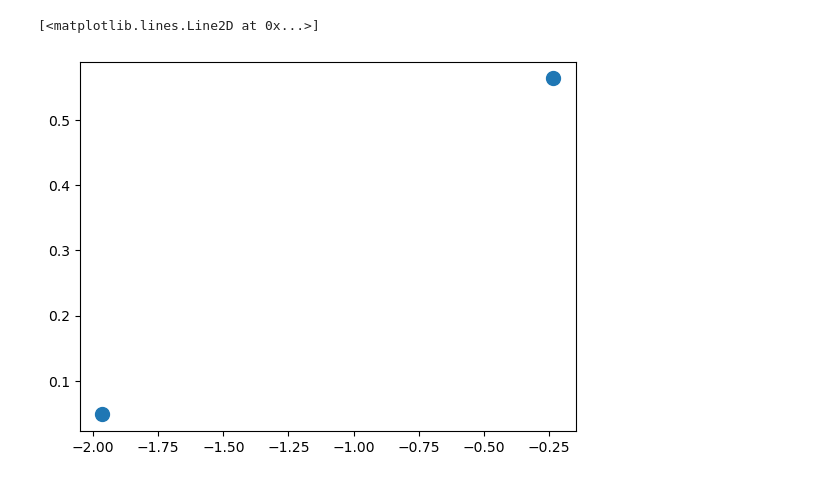
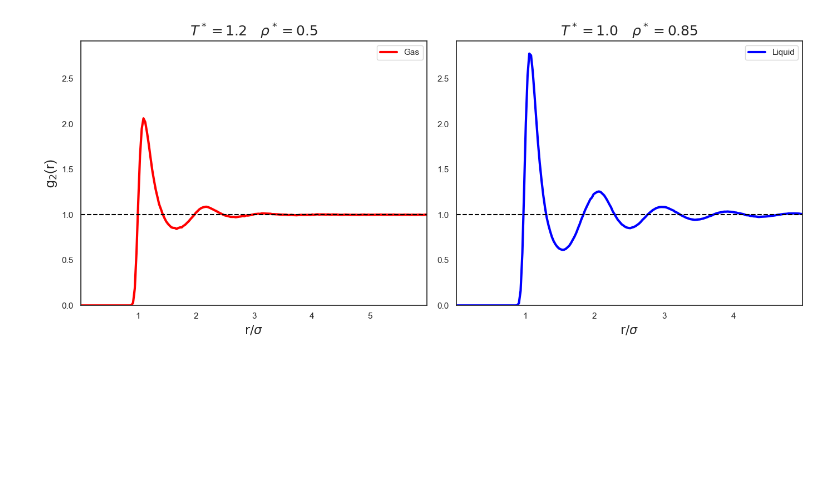
Before and after one commit to NicholasHattrup/TriCorreX, a Jupyter notebook: examples/tutorial.ipynb, the cells around one changed output. Cells and saved outputs as stored; diff of their text form; code cells hidden in the pictures; blank space fills up the shorter version.

```diff
--- a/examples/tutorial.ipynb
+++ b/examples/tutorial.ipynb
@@ -184,5 +0,0 @@ y_log = np.log(y)
-# %%
-plt.plot([S2_gas_final, S2_liquid_final], [D_gas_rs, D_liquid_rs], 'o', markersize=10)
-# %% [output]
-[<matplotlib.lines.Line2D at 0x...>]
-[figure, removed]
@@ -188,0 +13,49 @@ plt.plot([S2_gas_final, S2_liquid_final], [D_gas_rs, D_liquid_rs], 'o', markersi
+# %%
+g2_gas = np.load('/Users/nickhattrup/Documents/research/projects/TriCorreX/examples/lennard_jones/gas/g2_1.npy')
+g2_liquid = np.load('/Users/nickhattrup/Documents/research/projects/TriCorreX/examples/lennard_jones/liquid/g2_1.npy')
+
+msd_gas = np.load('/Users/nickhattrup/Documents/research/projects/TriCorreX/examples/lennard_jones/gas/msd_1.npy')
+msd_liquid = np.load('/Users/nickhattrup/Documents/research/projects/TriCorreX/examples/lennard_jones/liquid/msd_1.npy')
+D_gas = np.load('/Users/nickhattrup/Documents/research/projects/TriCorreX/examples/lennard_jones/gas/D_1.npy')
+D_liquid = np.load('/Users/nickhattrup/Documents/research/projects/TriCorreX/examples/lennard_jones/liquid/D_1.npy')
+
+rho_gas, rho_liquid = 0.5, 0.85
+T_gas, T_liquid = 1.2, 1.0
+# %%
+gas_dist, gas_rdf = g2_gas[:, 0], g2_gas[:, 1]
+liquid_dist, liquid_rdf = g2_liquid[:, 0], g2_liquid[:, 1]
+
+df_gas = pd.DataFrame({'r': gas_dist, 'g2': gas_rdf})
+df_liquid = pd.DataFrame({'r': liquid_dist, 'g2': liquid_rdf})
+# %%
+# Assuming df_gas and df_liquid are dataframes containing your data
+minY = min(df_gas['g2'].min(), df_liquid['g2'].min())
+maxY = max(df_gas['g2'].max(), df_liquid['g2'].max())
+
+# Set Seaborn style
+sns.set_theme(style="white")
+
+# Create a figure with two subplots
+fig, axes = plt.subplots(1, 2, figsize=(14, 6))
+# Plot the gas RDF
+sns.lineplot(x=gas_dist, y=gas_rdf, ax=axes[0], label='Gas', color='red', linewidth=3)
+axes[0].plot(gas_dist, np.ones(len(gas_dist)), '--', color='black')  # Reference line at g2=1
+axes[0].set_xlabel(r'$\mathsf{r} / \sigma$', fontsize=16)
+axes[0].set_ylabel(r'g$_2$(r)', fontsize=18)
+axes[0].set_xlim(gas_dist[0], gas_dist[-1])
+axes[0].set_ylim(minY, maxY * 1.05)
+axes[0].set_title(r'$T^*={T_gas} \ \ \ \rho ^*={rho_gas} $'.format(T_gas=T_gas, rho_gas=rho_gas), fontsize=18)
+
+# Plot the liquid RDF
+sns.lineplot(x=liquid_dist, y=liquid_rdf, ax=axes[1], label='Liquid', linewidth=3, color='blue')
+axes[1].plot(liquid_dist, np.ones(len(liquid_dist)), '--', color='black')  # Reference line at g2=1
+axes[1].set_xlabel(r'$\mathsf{r} / \sigma$', fontsize=16)
+axes[1].set_xlim(liquid_dist[0], liquid_dist[-1])
+axes[1].set_ylim(minY, maxY * 1.05)
+axes[1].set_title(r'$T^*={T_liquid} \ \ \ \rho ^*={rho_liquid} $'.format(T_liquid=T_liquid, rho_liquid=rho_liquid), fontsize=18)
+
+# Adjust layout
+plt.tight_layout()
+plt.show()
+# %% [output]
+[figure, added]
```
Also changed, not shown: parts of 33 cells of this notebook, 24 other files.
